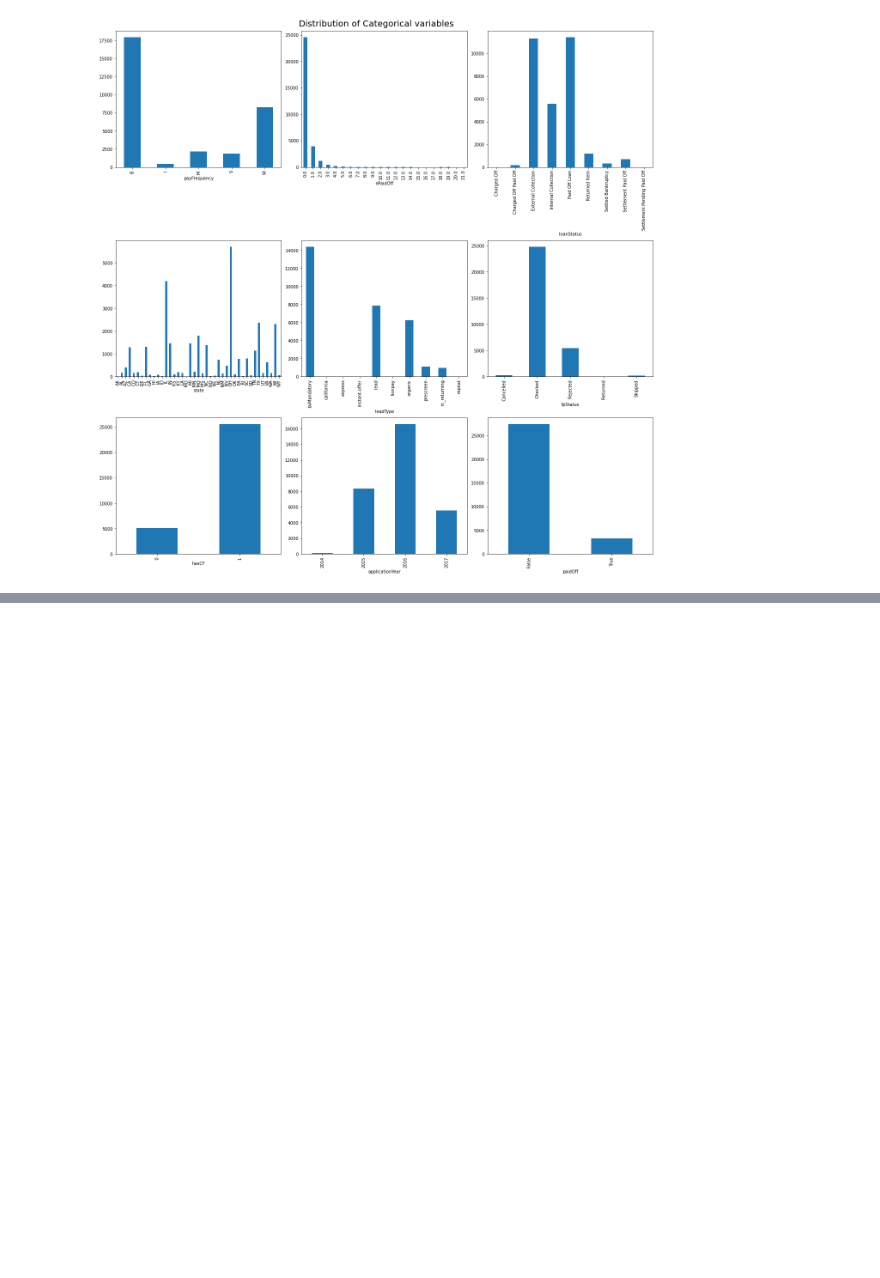
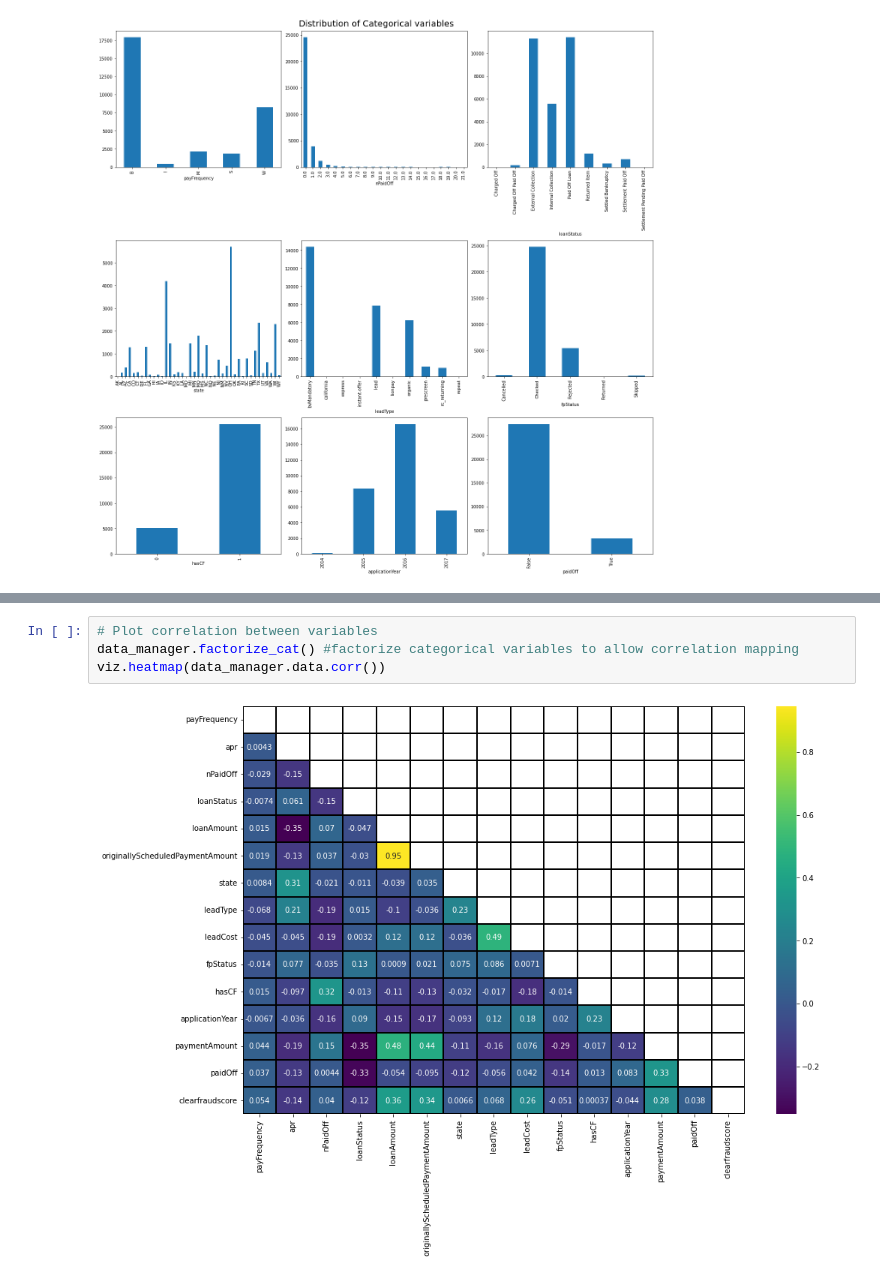
Before and after one commit to Mkho-cs/Loan-Repayment-EDA-Predictive, a Jupyter notebook: notebooks/eda.ipynb, the cells around one changed output, grey strips where cells are left out. Cells and saved outputs as stored; diff of their text form; blank space fills up the shorter version.

```diff
--- a/notebooks/eda.ipynb
+++ b/notebooks/eda.ipynb
@@ -113,0 +105,6 @@ Text(0.5, 0.98, 'Distribution of Continuous Numerical Variables')
+# %%
+# Plot correlation between variables
+data_manager.factorize_cat() #factorize categorical variables to allow correlation mapping
+viz.heatmap(data_manager.data.corr())
+# %% [output]
+[figure, added]
```
Also changed, not shown: parts of 5 cells of this notebook.
